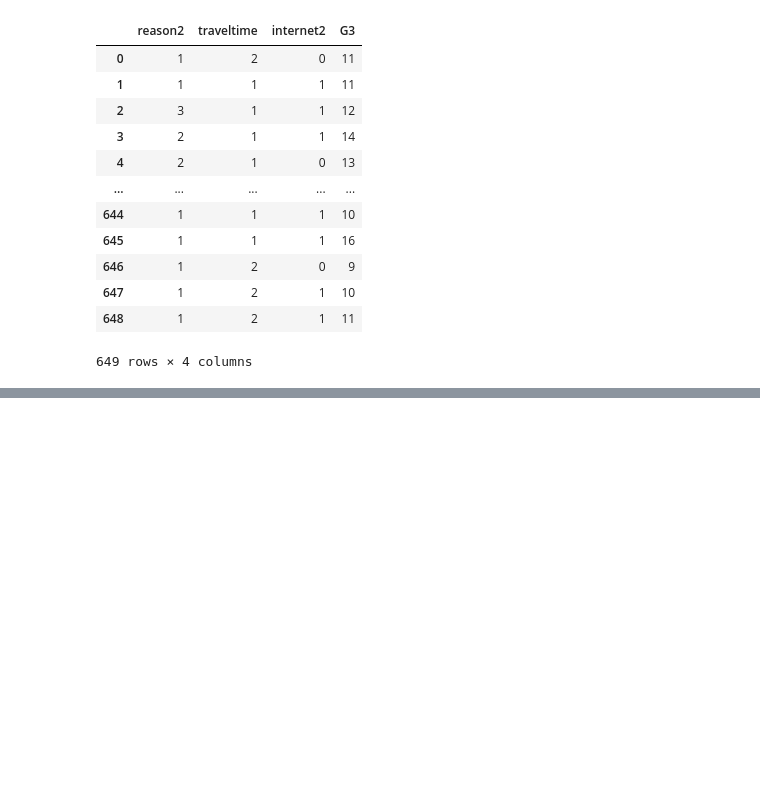
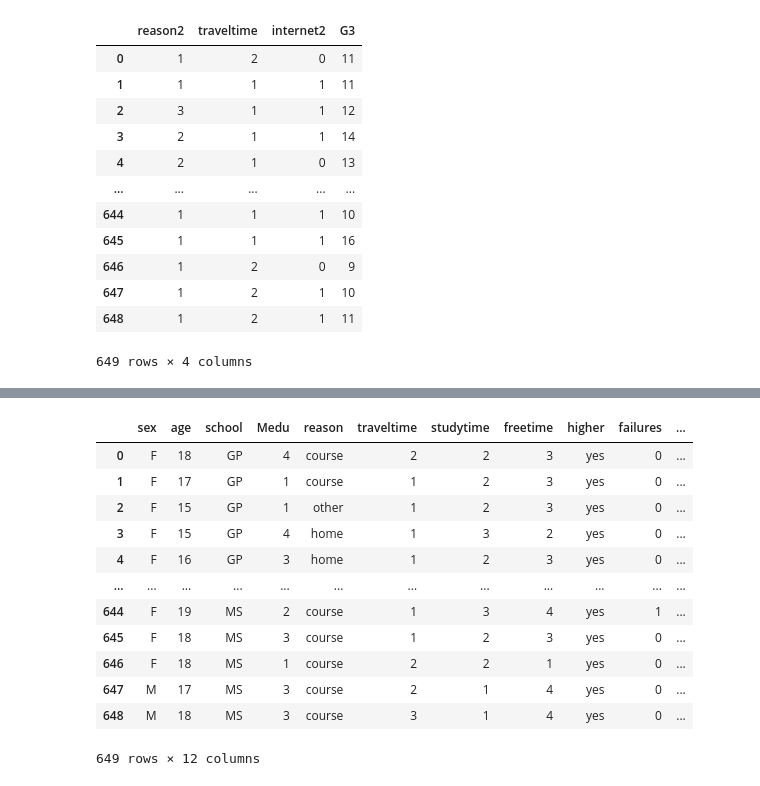
Before and after one commit to Jayesen/ml_for_learners, a Jupyter notebook: Analysis_1.ipynb, the cells around one changed output, grey strips where cells are left out. Cells and saved outputs as stored; diff of their text form; code cells hidden in the pictures; blank space fills up the shorter version.

```diff
--- a/Analysis_1.ipynb
+++ b/Analysis_1.ipynb
@@ -461,0 +487,18 @@ See the caveats in the documentation: https://pandas.pydata.org/pandas-docs/stab
+# %%
+df_dropped = df[['sex', 'age', 'school', 'Medu', 'reason', 'traveltime', 'studytime', 'freetime', 'higher',
+       'failures', 'internet', 'G3']]
+df_dropped
+# %% [output]
+|  | sex | age | school | Medu | reason | traveltime | studytime | freetime | higher | failures | ... |
+| 0 | F | 18 | GP | 4 | course | 2 | 2 | 3 | yes | 0 | ... |
+| 1 | F | 17 | GP | 1 | course | 1 | 2 | 3 | yes | 0 | ... |
+| 2 | F | 15 | GP | 1 | other | 1 | 2 | 3 | yes | 0 | ... |
+| 3 | F | 15 | GP | 4 | home | 1 | 3 | 2 | yes | 0 | ... |
+| 4 | F | 16 | GP | 3 | home | 1 | 2 | 3 | yes | 0 | ... |
+| ... | ... | ... | ... | ... | ... | ... | ... | ... | ... | ... | ... |
+| 644 | F | 19 | MS | 2 | course | 1 | 3 | 4 | yes | 1 | ... |
+| 645 | F | 18 | MS | 3 | course | 1 | 2 | 3 | yes | 0 | ... |
+| 646 | F | 18 | MS | 1 | course | 2 | 2 | 1 | yes | 0 | ... |
+| 647 | M | 17 | MS | 3 | course | 2 | 1 | 4 | yes | 0 | ... |
+| 648 | M | 18 | MS | 3 | course | 3 | 1 | 4 | yes | 0 | ... |
+649 rows × 12 columns
```
Also changed, not shown: parts of 6 cells of this notebook, 1 other file.
